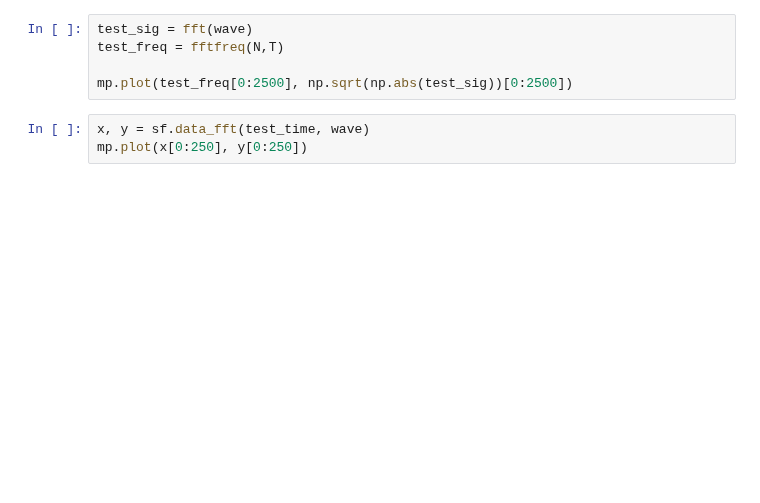
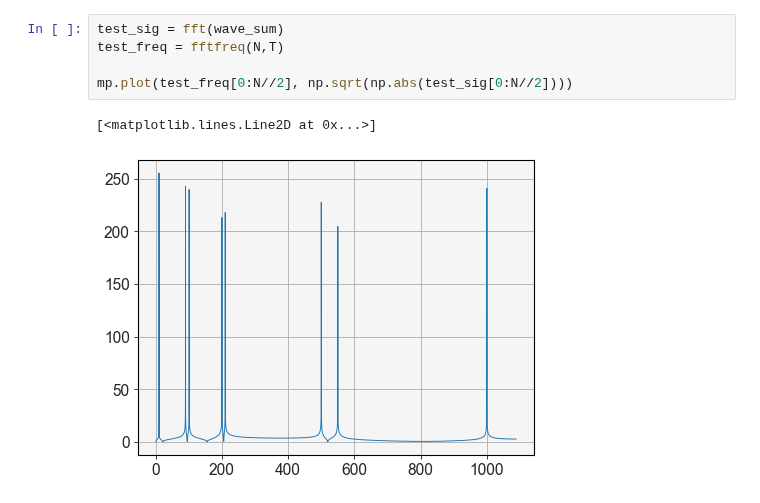
Before and after one commit to SMK-UK/Spectroscopy, a Jupyter notebook: compressor.ipynb, the cells around one changed output. Drawn from its saved outputs; the diff is of its cells as text; blank space fills up the shorter version.

```diff
--- a/compressor.ipynb
+++ b/compressor.ipynb
@@ -32,9 +45,9 @@ mp.plot(test_time, wave)
 # %%
-test_sig = fft(wave)
+test_sig = fft(wave_sum)
 test_freq = fftfreq(N,T)
 
-mp.plot(test_freq[0:2500], np.sqrt(np.abs(test_sig))[0:2500])
+mp.plot(test_freq[0:N//2], np.sqrt(np.abs(test_sig[0:N//2])))
+# %% [output]
+[<matplotlib.lines.Line2D at 0x...>]
+[figure, added]
-# %%
-x, y = sf.data_fft(test_time, wave)
-mp.plot(x[0:250], y[0:250])
 # %%
```
Also changed, not shown: parts of 17 cells of this notebook, 16 other files.
